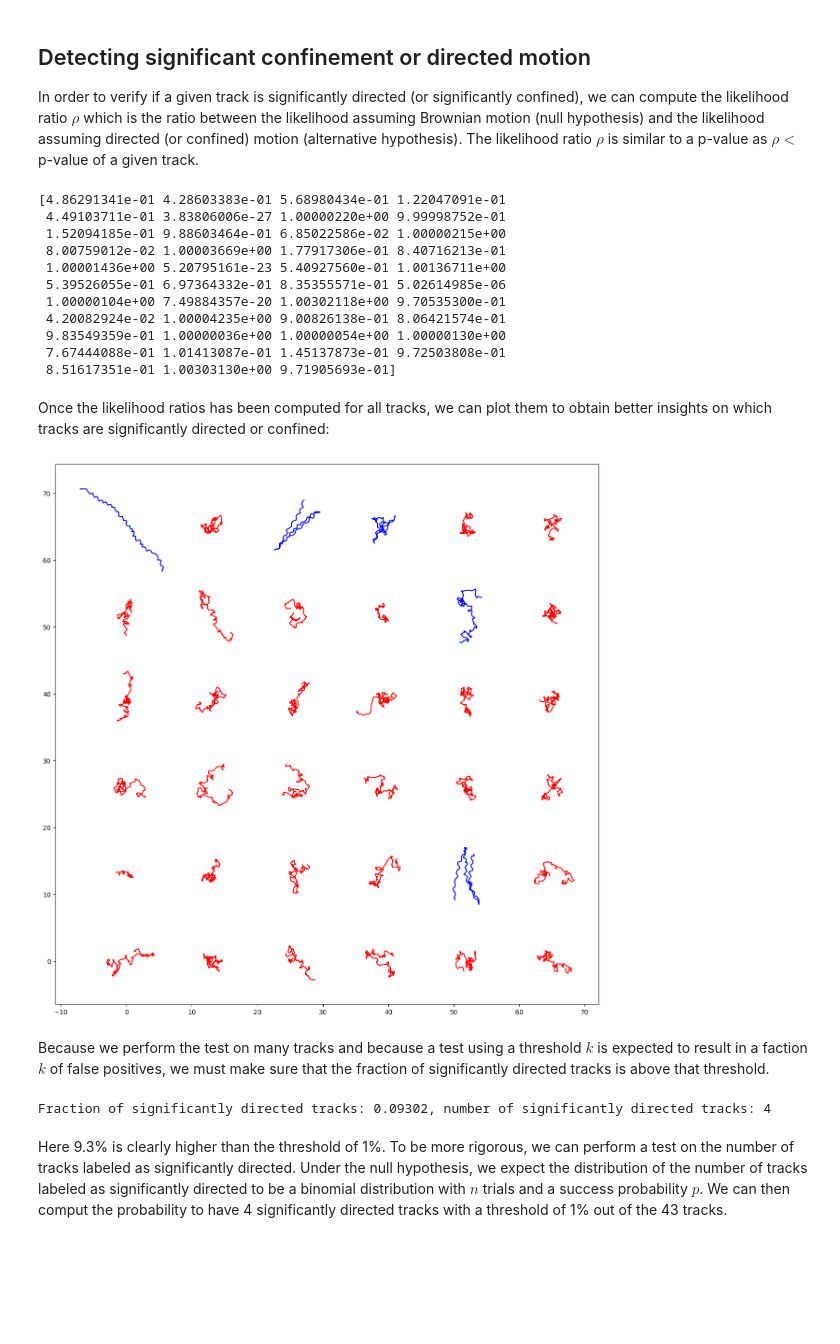
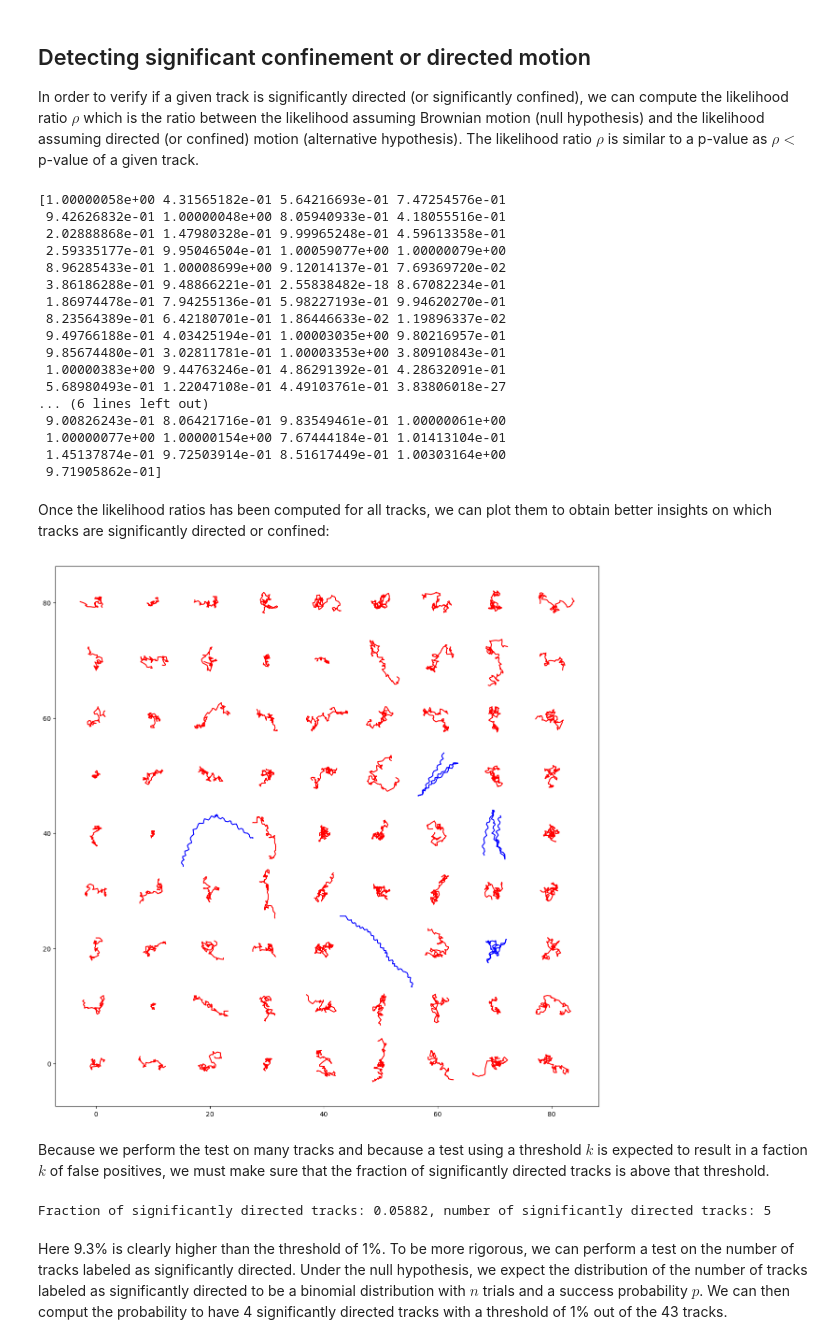
Before and after one commit to FrancoisSimon/aTrack, a Jupyter notebook: aTrack_Tutorial.ipynb, the cells around one changed output. Cells and saved outputs as stored; diff of their text form; code cells hidden in the pictures; blank space fills up the shorter version.

```diff
--- a/aTrack_Tutorial.ipynb
+++ b/aTrack_Tutorial.ipynb
@@ -6,9 +25,11 @@ import tensorflow as tf
 # %%
 path = 'bacteria_tracks.csv'
 
+lengths = np.arange(50, 100)
+
 # The csv file needs to have these column names. If not, one can replace 'POSITION_X', 'POSITION_Y', 'FRAME', 'TRACK_ID' by the column names used in the csv file.
 tracks, frames, opt_metrics = atrack.read_table(path, # path of the file to read or list of paths to read multiple files.
-               lengths = np.array([99]))
+               lengths = lengths)
 
 for i in range(len(tracks)):
     tracks[i] = tracks[i]*0.12 # the csv track file gives the track positions in pixels so we must convert it in micrometers (here 1 pixel = 0.12 um)
@@ -21,7 +40,7 @@ atrack.read_table allows to load a csv file with column names 'POSITION_X', 'POS
 Model assuming Brownian motion of diffusion length $d$ and with localization error. The diffusion length $d$, the diffusion coefficient $D$ and the time step $\Delta t$ verify the following relathion: $d = \sqrt{2D\Delta t}$.
 # %%
 
-pd_params_Brownian = atrack.Brownian_fit(tracks, verbose = 0, Fixed_LocErr = False, Initial_params = {'LocErr': 0.02, 'd': 0.1, 'q': 0.01, 'l': 0.01}, nb_epochs = 400)
+pd_params_Brownian = atrack.Brownian_fit(tracks, verbose = 0, Fixed_LocErr = False, Initial_params = {'LocErr': 0.02, 'd': 0.1, 'q': 0.01, 'l': 0.01}, nb_epochs = 400, fitting_type = 'All')
 print(pd_params_Brownian) # each row of pd_params correspond to the fitting for 1 track of tracks. e.g. pd_params.iloc[7] correspond to tracks[7]
 # %% [output]
     Log_likelihood    LocErr         d
@@ -112,34 +122,40 @@ In order to verify if a given track is significantly directed (or significantly
 likelihood_ratio = np.exp(pd_params_Brownian['Log_likelihood'].values - pd_params_Directed['Log_likelihood'].values)
 print(likelihood_ratio)
 # %% [output]
-[4.86291341e-01 4.28603383e-01 5.68980434e-01 1.22047091e-01
- 4.49103711e-01 3.83806006e-27 1.00000220e+00 9.99998752e-01
- 1.52094185e-01 9.88603464e-01 6.85022586e-02 1.00000215e+00
- 8.00759012e-02 1.00003669e+00 1.77917306e-01 8.40716213e-01
- 1.00001436e+00 5.20795161e-23 5.40927560e-01 1.00136711e+00
- 5.39526055e-01 6.97364332e-01 8.35355571e-01 5.02614985e-06
- 1.00000104e+00 7.49884357e-20 1.00302118e+00 9.70535300e-01
- 4.20082924e-02 1.00004235e+00 9.00826138e-01 8.06421574e-01
- 9.83549359e-01 1.00000036e+00 1.00000054e+00 1.00000130e+00
- 7.67444088e-01 1.01413087e-01 1.45137873e-01 9.72503808e-01
- 8.51617351e-01 1.00303130e+00 9.71905693e-01]
+[1.00000058e+00 4.31565182e-01 5.64216693e-01 7.47254576e-01
+ 9.42626832e-01 1.00000048e+00 8.05940933e-01 4.18055516e-01
+ 2.02888868e-01 1.47980328e-01 9.99965248e-01 4.59613358e-01
+ 2.59335177e-01 9.95046504e-01 1.00059077e+00 1.00000079e+00
+ 8.96285433e-01 1.00008699e+00 9.12014137e-01 7.69369720e-02
+ 3.86186288e-01 9.48866221e-01 2.55838482e-18 8.67082234e-01
+ 1.86974478e-01 7.94255136e-01 5.98227193e-01 9.94620270e-01
+ 8.23564389e-01 6.42180701e-01 1.86446633e-02 1.19896337e-02
+ 9.49766188e-01 4.03425194e-01 1.00003035e+00 9.80216957e-01
+ 9.85674480e-01 3.02811781e-01 1.00003353e+00 3.80910843e-01
+ 1.00000383e+00 9.44763246e-01 4.86291392e-01 4.28632091e-01
+ 5.68980493e-01 1.22047108e-01 4.49103761e-01 3.83806018e-27
+... (6 lines left out)
+ 9.00826243e-01 8.06421716e-01 9.83549461e-01 1.00000061e+00
+ 1.00000077e+00 1.00000154e+00 7.67444184e-01 1.01413104e-01
+ 1.45137874e-01 9.72503914e-01 8.51617449e-01 1.00303164e+00
+ 9.71905862e-01]
 # %% [markdown]
 Once the likelihood ratios has been computed for all tracks, we can plot them to obtain better insights on which tracks are significantly directed or confined:
 # %%
 
-c = likelihood_ratio < 0.05 # array of booleans
+c = likelihood_ratio < 0.01 # array of booleans
 cs = ['r','b']
-n = 6 # number of rows and columns to show in the plot
+n = 9 # number of rows and columns to show in the plot
 
 plt.figure(figsize = (15, 15))
-lim = 13 # distance between tracks
+lim = 10 # distance between tracks
 for i in range(n):
     for j in range(n):
         track = tracks[i*n+j]
         track = track - np.mean(track,0, keepdims = True) + [[lim*i, lim*j]]
         plt.plot(track[:,0], track[:,1], alpha = 1, color = cs[c[i*n+j]*1])
 # %% [output]
-[figure, old version]
+[figure, new version]
 # %% [markdown]
 Because we perform the test on many tracks and because a test using a threshold $k$ is expected to result in a faction $k$ of false positives, we must make sure that the fraction of significantly directed tracks is above that threshold.
 # %%
@@ -147,7 +163,7 @@ p = 0.01
 nb_success = np.sum(likelihood_ratio < p)
 print('Fraction of significantly directed tracks: %s'%np.round(np.mean(likelihood_ratio < p), 5) + ', number of significantly directed tracks:', nb_success)
 # %% [output]
-Fraction of significantly directed tracks: 0.09302, number of significantly directed tracks: 4
+Fraction of significantly directed tracks: 0.05882, number of significantly directed tracks: 5
 # %% [markdown]
 Here 9.3% is clearly higher than the threshold of 1%. To be more rigorous, we can perform a test on the number of tracks labeled as significantly directed. Under the null hypothesis, we expect the distribution of the number of tracks labeled as significantly directed to be a binomial distribution with $n$ trials and a success probability $p$. We can then comput the probability to have 4 significantly directed tracks with a threshold of 1% out of the 43 tracks.
 # %%
```
Also changed, not shown: parts of 10 cells of this notebook.
